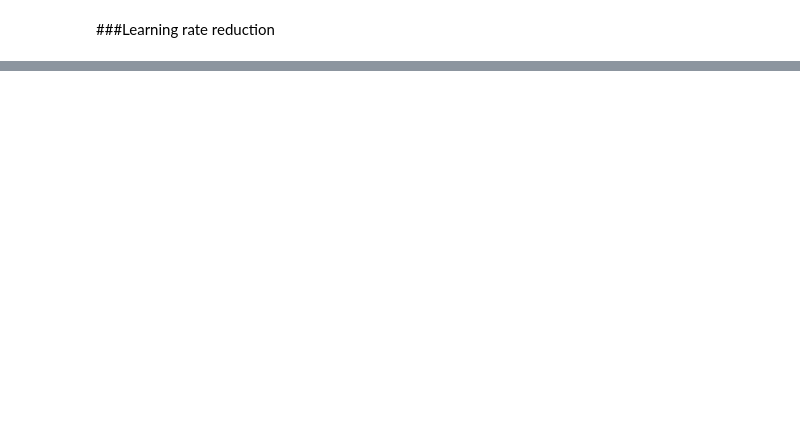
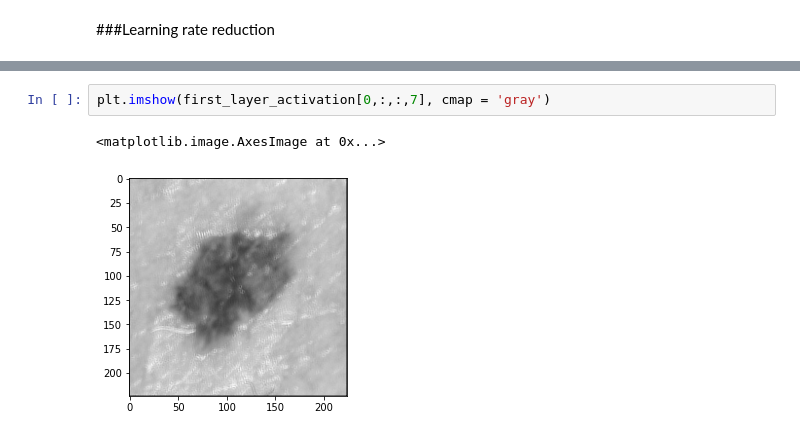
Before and after one commit to Reevoc/Tesi, a Jupyter notebook: Tumori_Benigni_Maligni_25GB_RAM.ipynb, the cells around one changed output, grey strips where cells are left out. Saved outputs shown, nothing was run; the diff lists cells and outputs as text; blank space fills up the shorter version.

```diff
--- a/Tumori_Benigni_Maligni_25GB_RAM.ipynb
+++ b/Tumori_Benigni_Maligni_25GB_RAM.ipynb
@@ -451,0 +280,5 @@ def load_model(epoch, generator):
+# %%
+plt.imshow(first_layer_activation[0,:,:,7], cmap = 'gray')
+# %% [output]
+<matplotlib.image.AxesImage at 0x...>
+[figure, added]
```
Also changed, not shown: parts of 61 cells of this notebook.
